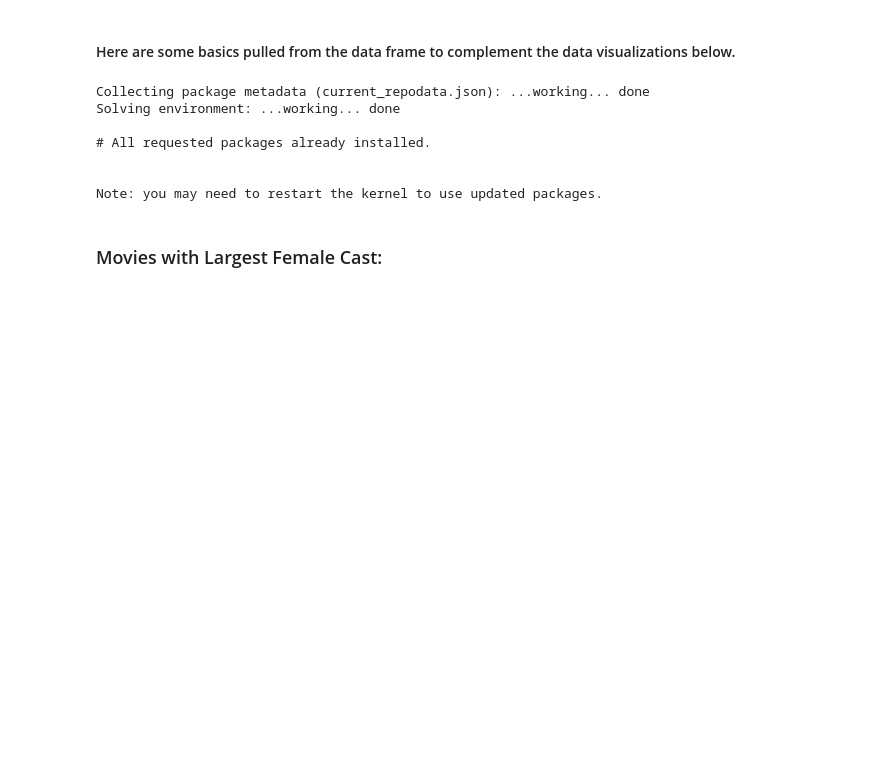
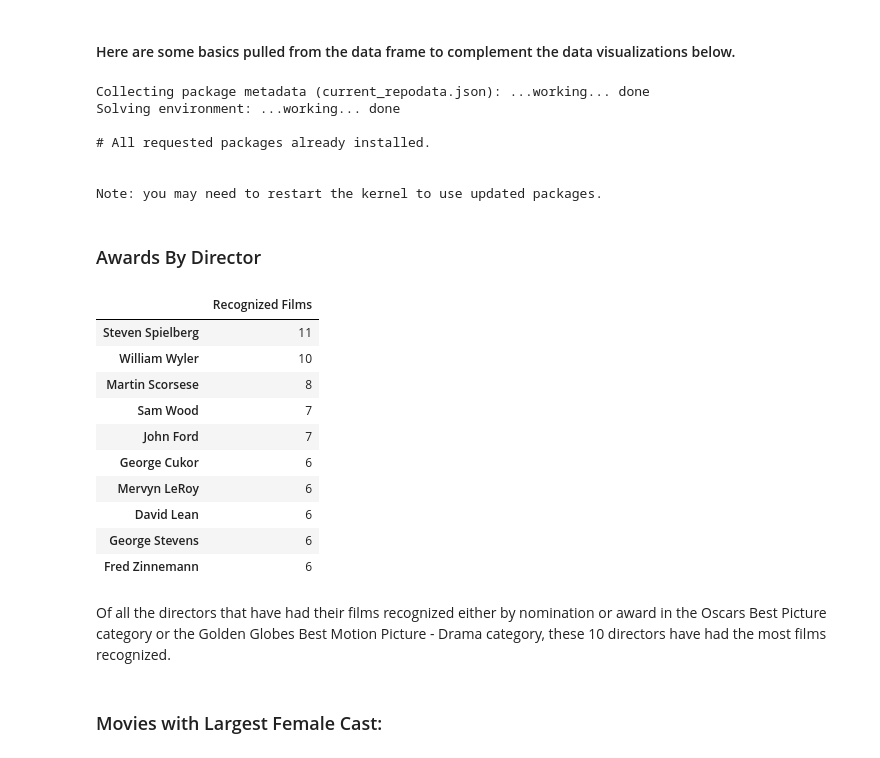
Before and after one commit to maitreyirajaram/oscar-awards-analysis, a Jupyter notebook: MovieReport.ipynb, the cells around one changed output. Saved outputs shown, nothing was run; the diff lists cells and outputs as text; code cells hidden in the pictures; blank space fills up the shorter version.

```diff
--- a/MovieReport.ipynb
+++ b/MovieReport.ipynb
@@ -124,6 +124,40 @@ import random
 from wordcloud import WordCloud, STOPWORDS
 from sklearn.linear_model import LogisticRegression
 from sklearn.metrics import classification_report, confusion_matrix
+# %% [markdown]
+### Awards By Director
+# %%
+def split_by_director(df):
+    director_count = {}
+    for row in df['Directors']:
+        if isinstance(row, str):
+            directors = row.strip().split(',')
+            for d in directors:
+                d = d.strip()
+                if d not in director_count.keys():
+                    director_count[d] = 1
+                else:
+                    director_count[d] += 1
+    return director_count
+
+director_count = split_by_director(movies)
+directors = pd.DataFrame.from_dict(director_count, orient='index', columns=['Recognized Films'])
+top_ten_directors = directors.nlargest(10,['Recognized Films'])
+top_ten_directors
+# %% [output]
+|  | Recognized Films |
+| Steven Spielberg | 11 |
+| William Wyler | 10 |
+| Martin Scorsese | 8 |
+| Sam Wood | 7 |
+| John Ford | 7 |
+| George Cukor | 6 |
+| Mervyn LeRoy | 6 |
+| David Lean | 6 |
+| George Stevens | 6 |
+| Fred Zinnemann | 6 |
+# %% [markdown]
+Of all the directors that have had their films recognized either by nomination or award in the Oscars Best Picture category or the Golden Globes Best Motion Picture - Drama category, these 10 directors have had the most films recognized.
 # %% [markdown]
 ### Movies with Largest Female Cast:
 # %% [markdown]
```
Also changed, not shown: parts of 4 cells of this notebook.
